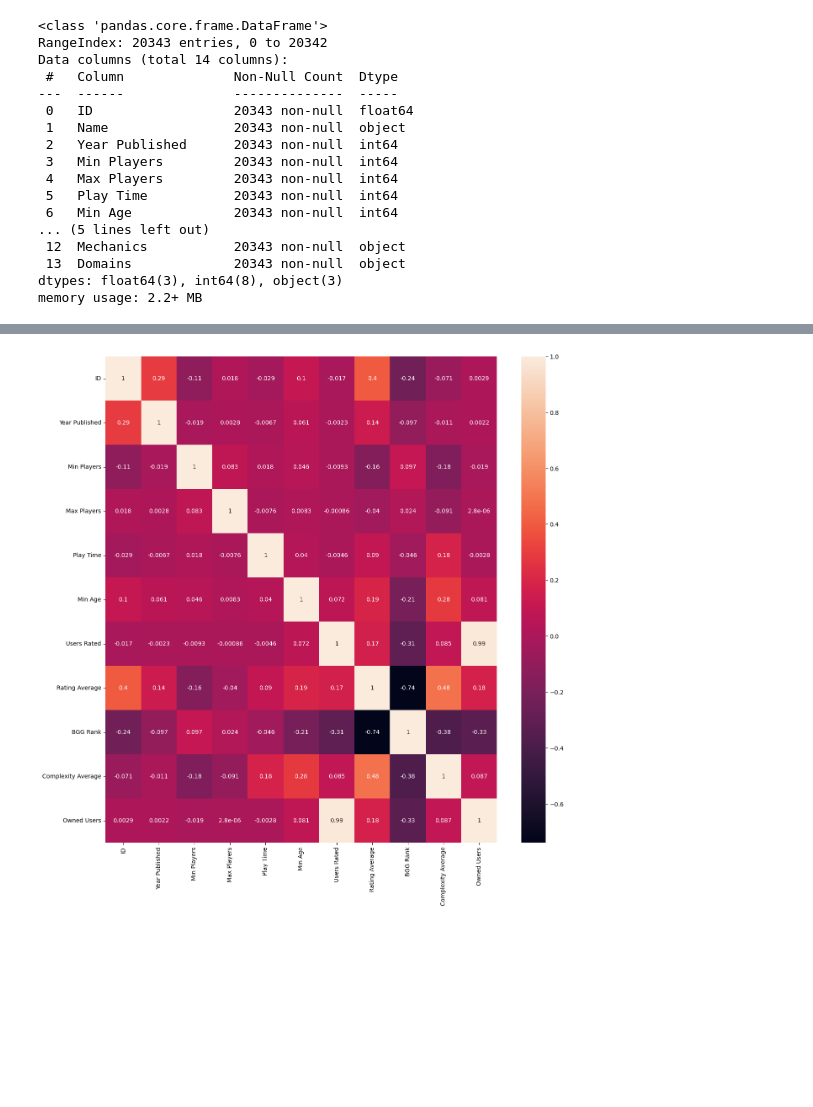
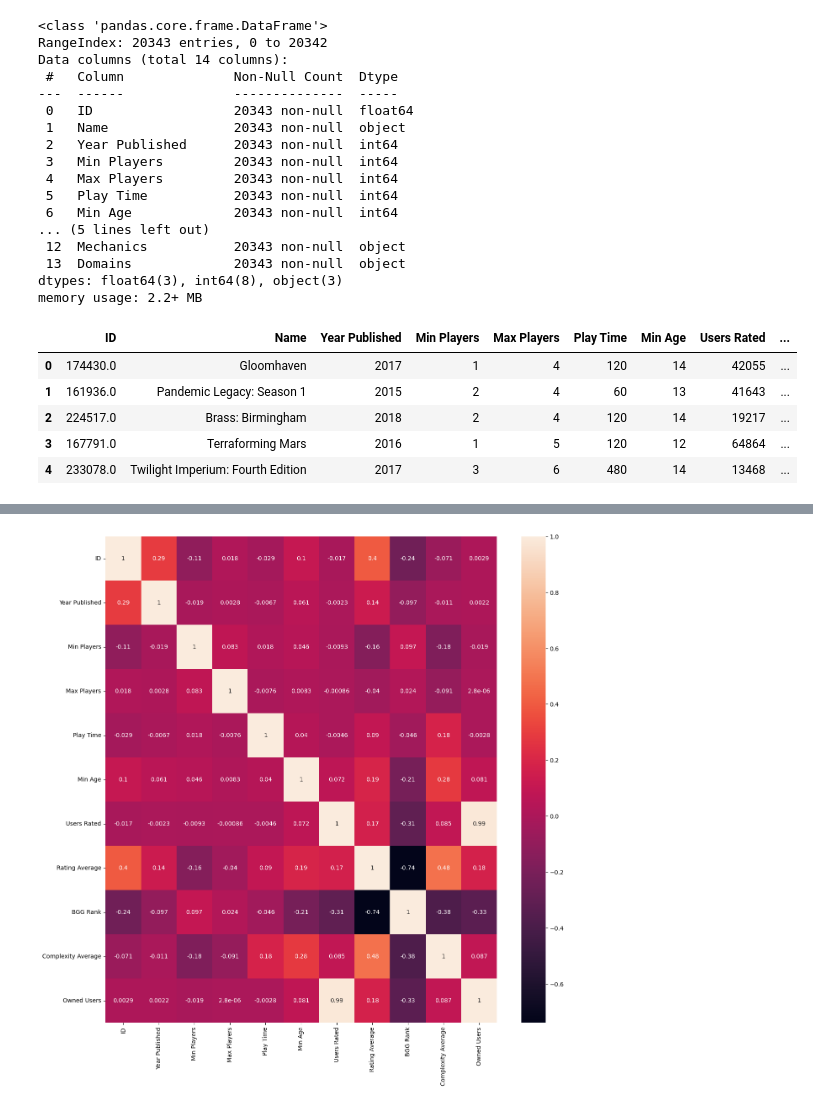
Before and after one commit to svalencia-romero/Prediccion-rating-de-usuarios-de-juegos-de-mesa, a Jupyter notebook: notebooks/03_Entrenamiento_Modelo.ipynb, the cells around one changed output, grey strips where cells are left out. Saved outputs shown, nothing was run; the diff lists cells and outputs as text; code cells hidden in the pictures; blank space fills up the shorter version.

```diff
--- a/notebooks/03_Entrenamiento_Modelo.ipynb
+++ b/notebooks/03_Entrenamiento_Modelo.ipynb
@@ -29,3 +31,12 @@ Data columns (total 14 columns):
  13  Domains             20343 non-null  object
 dtypes: float64(3), int64(8), object(3)
 memory usage: 2.2+ MB
+# %%
+df.head()
+# %% [output]
+|  | ID | Name | Year Published | Min Players | Max Players | Play Time | Min Age | Users Rated | ... |
+| 0 | 174430.0 | Gloomhaven | 2017 | 1 | 4 | 120 | 14 | 42055 | ... |
+| 1 | 161936.0 | Pandemic Legacy: Season 1 | 2015 | 2 | 4 | 60 | 13 | 41643 | ... |
+| 2 | 224517.0 | Brass: Birmingham | 2018 | 2 | 4 | 120 | 14 | 19217 | ... |
+| 3 | 167791.0 | Terraforming Mars | 2016 | 1 | 5 | 120 | 12 | 64864 | ... |
+| 4 | 233078.0 | Twilight Imperium: Fourth Edition | 2017 | 3 | 6 | 480 | 14 | 13468 | ... |
```
Also changed, not shown: parts of 3 cells of this notebook, 1 other file.
